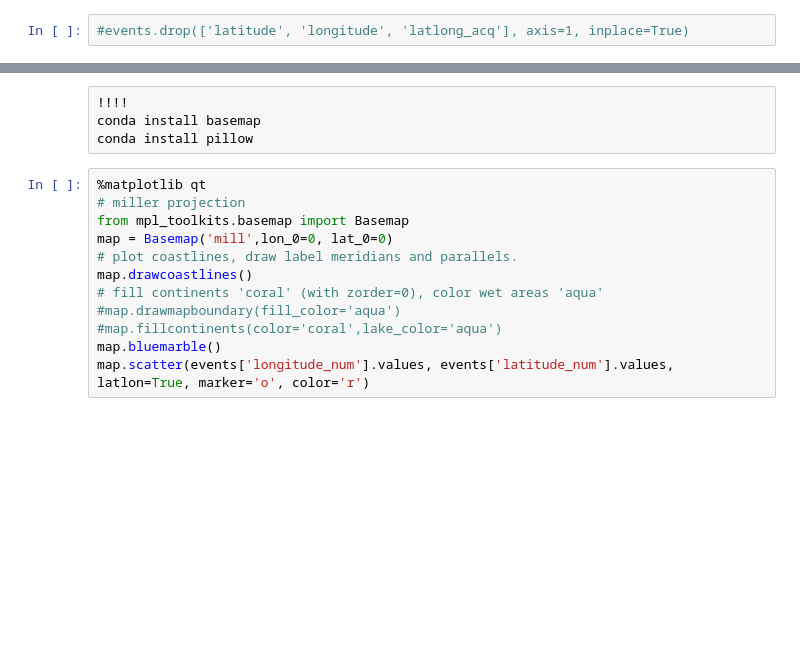
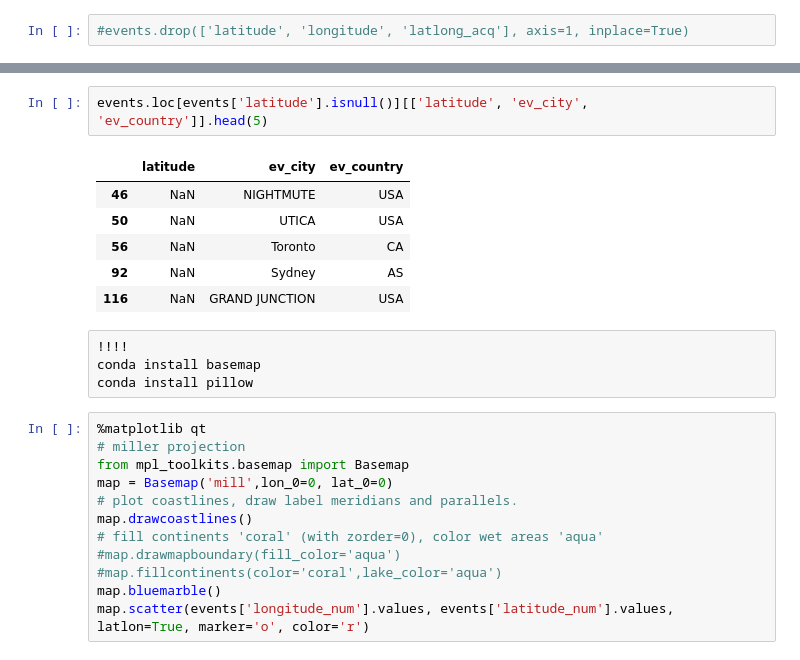
Before and after one commit to AeroPython/remove-before-flight, a Jupyter notebook: Remove before flight.ipynb, the cells around one changed output, grey strips where cells are left out. Drawn from its saved outputs; the diff is of its cells as text; blank space fills up the shorter version.

```diff
--- a/Remove before flight.ipynb
+++ b/Remove before flight.ipynb
@@ -553,3 +565,12 @@ Name: longitude, dtype: object
+# %%
+events.loc[events['latitude'].isnull()][['latitude', 'ev_city', 'ev_country']].head(5)
+# %% [output]
+|  | latitude | ev_city | ev_country |
+| 46 | NaN | NIGHTMUTE | USA |
+| 50 | NaN | UTICA | USA |
+| 56 | NaN | Toronto | CA |
+| 92 | NaN | Sydney | AS |
+| 116 | NaN | GRAND JUNCTION | USA |
 # %% [raw]
 !!!!
 conda install basemap
```
Also changed, not shown: parts of 14 cells of this notebook.
